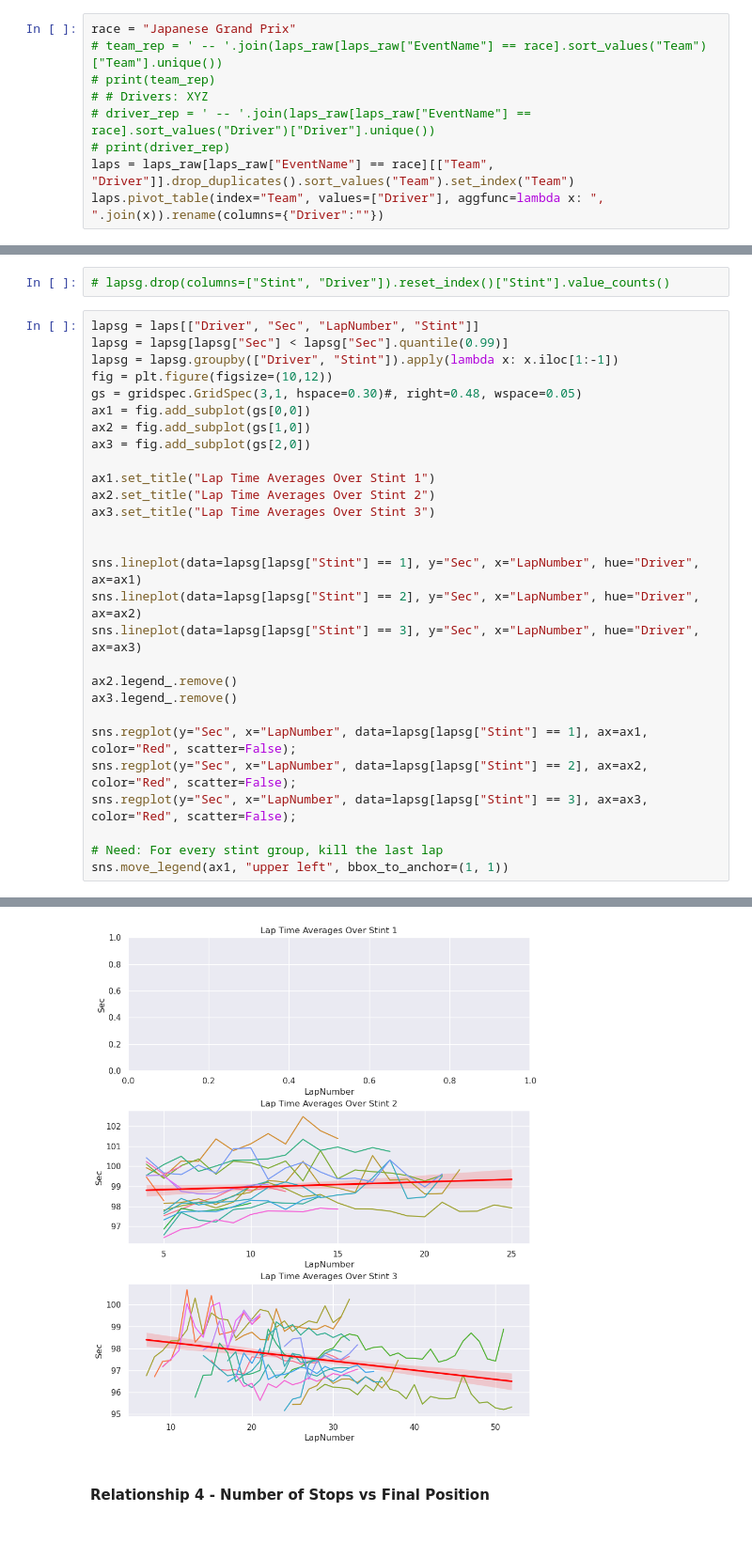
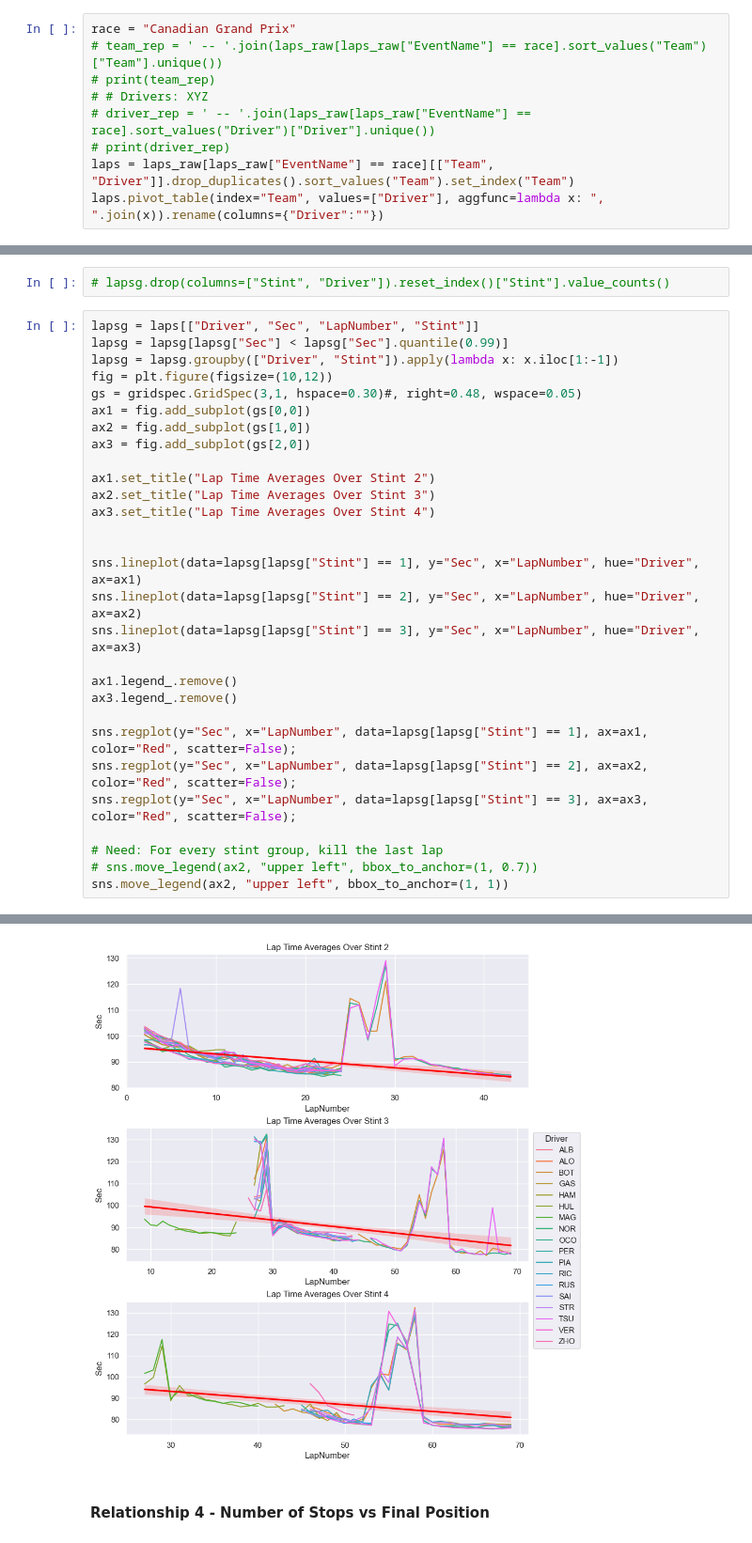
Before and after one commit to MyNameIsCalvinDavis/Data-Science, a Jupyter notebook: F1/F1.ipynb, the cells around one changed output, grey strips where cells are left out. Shown at 94% size. Drawn from its saved outputs; the diff is of its cells as text.

```diff
--- a/F1/F1.ipynb
+++ b/F1/F1.ipynb
@@ -1266,7 +1266,7 @@ array(['Bahrain Grand Prix', 'Saudi Arabian Grand Prix',
        'British Grand Prix', 'Hungarian Grand Prix', 'Belgian Grand Prix',
        'Dutch Grand Prix'], dtype=object)
 # %%
-race = "Japanese Grand Prix"
+race = "Canadian Grand Prix"
 # team_rep = ' -- '.join(laps_raw[laps_raw["EventName"] == race].sort_values("Team")["Team"].unique())
 # print(team_rep)
 # # Drivers: XYZ
@@ -2014,16 +2036,16 @@ ax1 = fig.add_subplot(gs[0,0])
 ax2 = fig.add_subplot(gs[1,0])
 ax3 = fig.add_subplot(gs[2,0])
 
-ax1.set_title("Lap Time Averages Over Stint 1")
-ax2.set_title("Lap Time Averages Over Stint 2")
-ax3.set_title("Lap Time Averages Over Stint 3")
+ax1.set_title("Lap Time Averages Over Stint 2")
+ax2.set_title("Lap Time Averages Over Stint 3")
+ax3.set_title("Lap Time Averages Over Stint 4")
 
 
 sns.lineplot(data=lapsg[lapsg["Stint"] == 1], y="Sec", x="LapNumber", hue="Driver", ax=ax1)
 sns.lineplot(data=lapsg[lapsg["Stint"] == 2], y="Sec", x="LapNumber", hue="Driver", ax=ax2)
 sns.lineplot(data=lapsg[lapsg["Stint"] == 3], y="Sec", x="LapNumber", hue="Driver", ax=ax3)
 
-ax2.legend_.remove()
+ax1.legend_.remove()
 ax3.legend_.remove()
 
 sns.regplot(y="Sec", x="LapNumber", data=lapsg[lapsg["Stint"] == 1], ax=ax1, color="Red", scatter=False);
@@ -2031,5 +2053,6 @@ sns.regplot(y="Sec", x="LapNumber", data=lapsg[lapsg["Stint"] == 2], ax=ax2, col
 sns.regplot(y="Sec", x="LapNumber", data=lapsg[lapsg["Stint"] == 3], ax=ax3, color="Red", scatter=False);
 
 # Need: For every stint group, kill the last lap
-sns.move_legend(ax1, "upper left", bbox_to_anchor=(1, 1))
+# sns.move_legend(ax2, "upper left", bbox_to_anchor=(1, 0.7))
+sns.move_legend(ax2, "upper left", bbox_to_anchor=(1, 1))
 # %% [output]
@@ -2037,4 +2059,4 @@ ValueError: Axes(0.125,0.666111;0.775x0.213889) has no legend attached.
-[figure, old version]
+[figure, new version]
 # %% [markdown]
 #### Relationship 4 - Number of Stops vs Final Position
 # %% [markdown]
```
Also changed, not shown: parts of 33 cells of this notebook.
